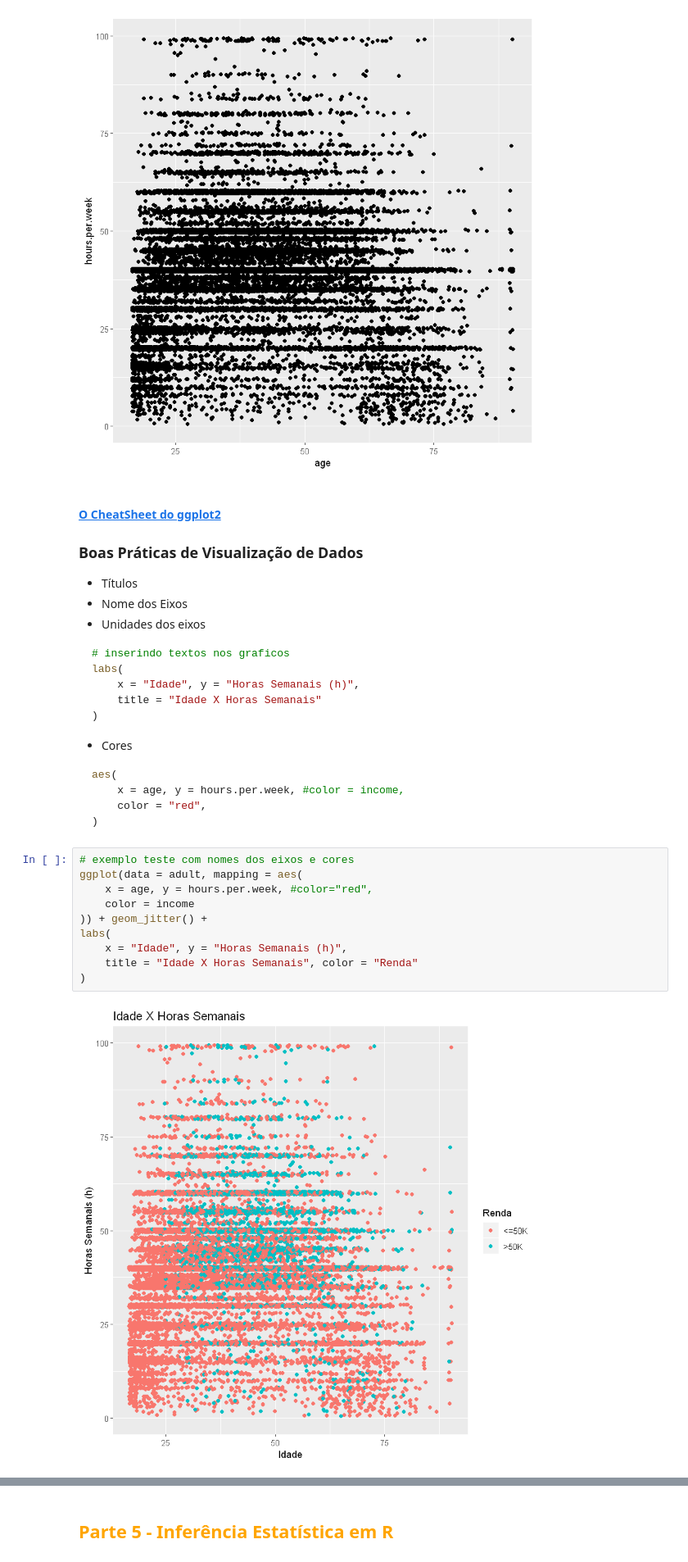
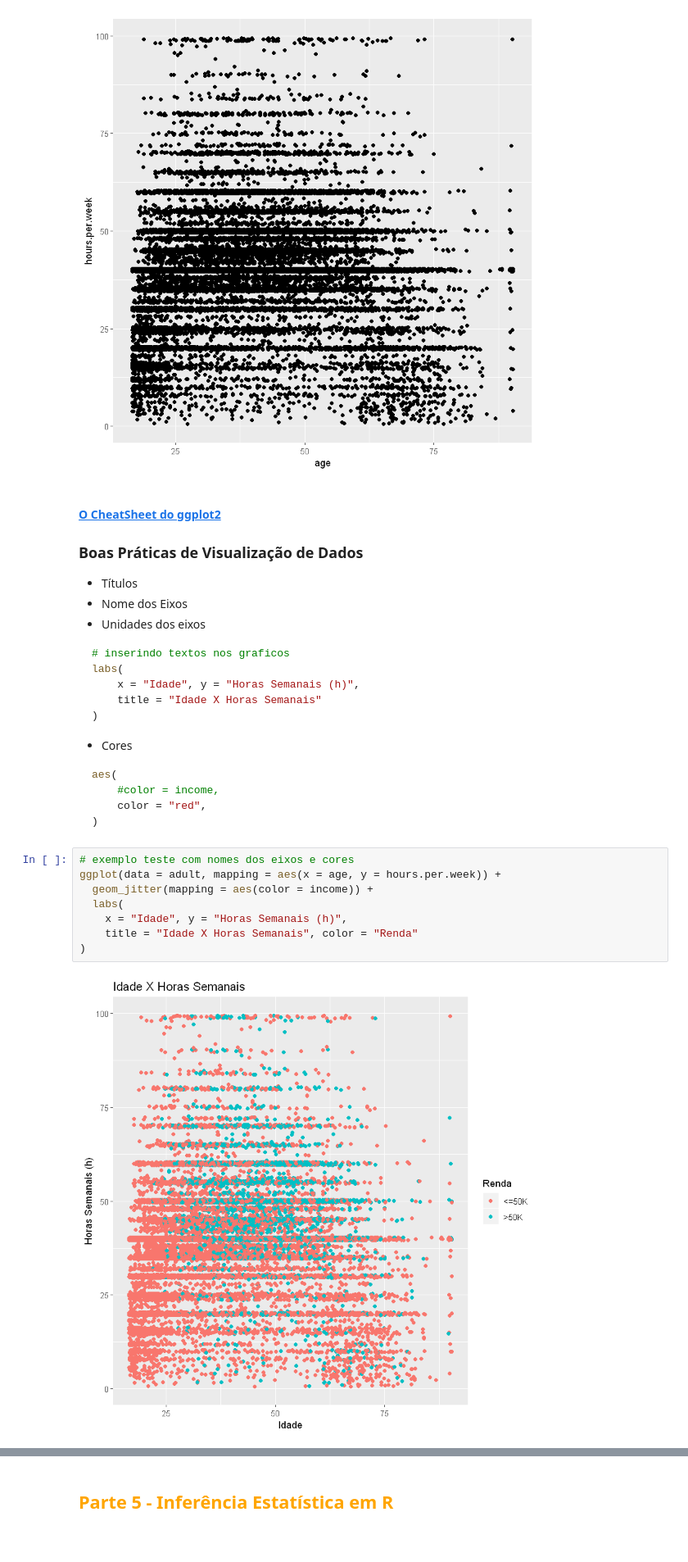
Before and after one commit to turing-usp/workshop_estatistica_com_R, a Jupyter notebook: Adult_gabarito.ipynb, the cells around one changed output, grey strips where cells are left out. Shown at 82% size. Saved outputs shown, nothing was run; the diff lists cells and outputs as text.

Commit message:
:satisfied: add analises do dataset adult

````diff
--- a/Adult_gabarito.ipynb
+++ b/Adult_gabarito.ipynb
@@ -739,19 +739,17 @@ labs(
 
 ```R
 aes(
-    x = age, y = hours.per.week, #color = income,
+    #color = income,
     color = "red",
 )
 ```
 # %%
 # exemplo teste com nomes dos eixos e cores
-ggplot(data = adult, mapping = aes(
-    x = age, y = hours.per.week, #color="red",
-    color = income
-)) + geom_jitter() +
-labs(
+ggplot(data = adult, mapping = aes(x = age, y = hours.per.week)) +
+  geom_jitter(mapping = aes(color = income)) +
+  labs(
     x = "Idade", y = "Horas Semanais (h)",
     title = "Idade X Horas Semanais", color = "Renda"
 )
 # %% [output]
-[figure, old version]
+[figure, new version]
````
Also changed, not shown: parts of 8 cells of this notebook.
